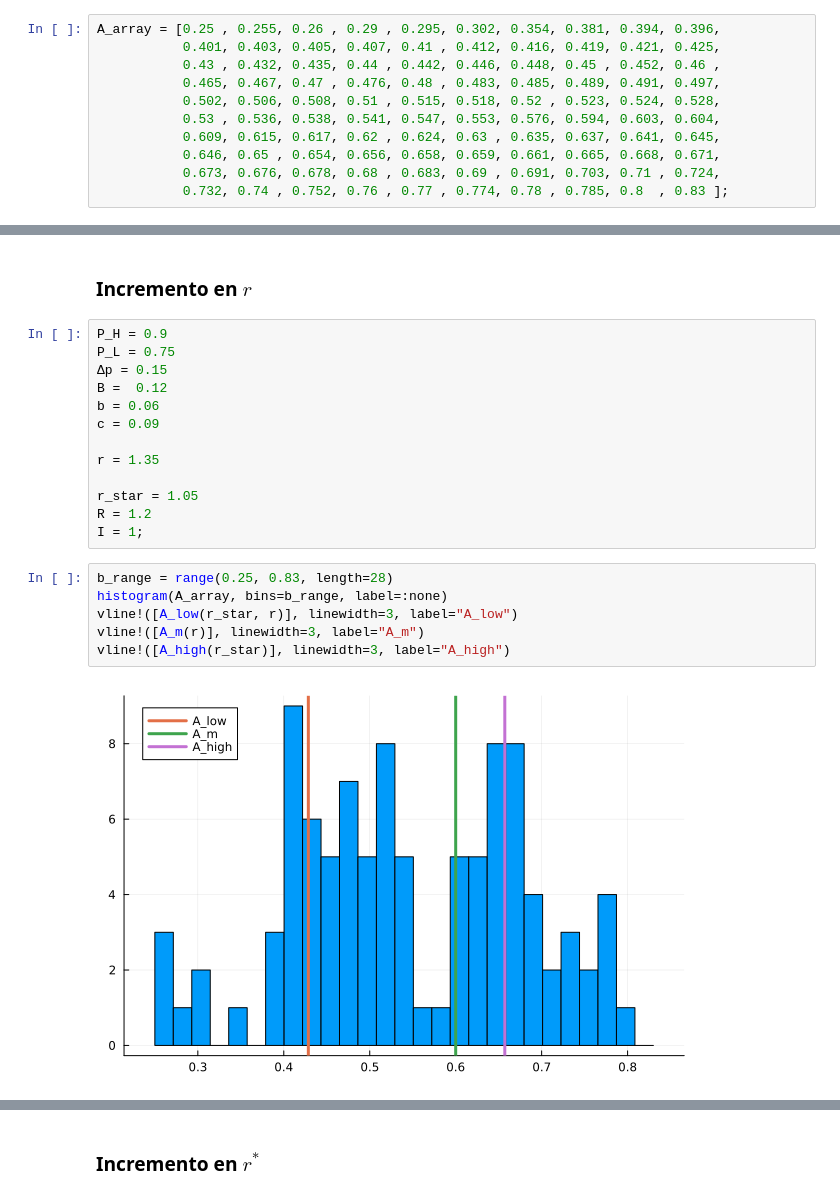
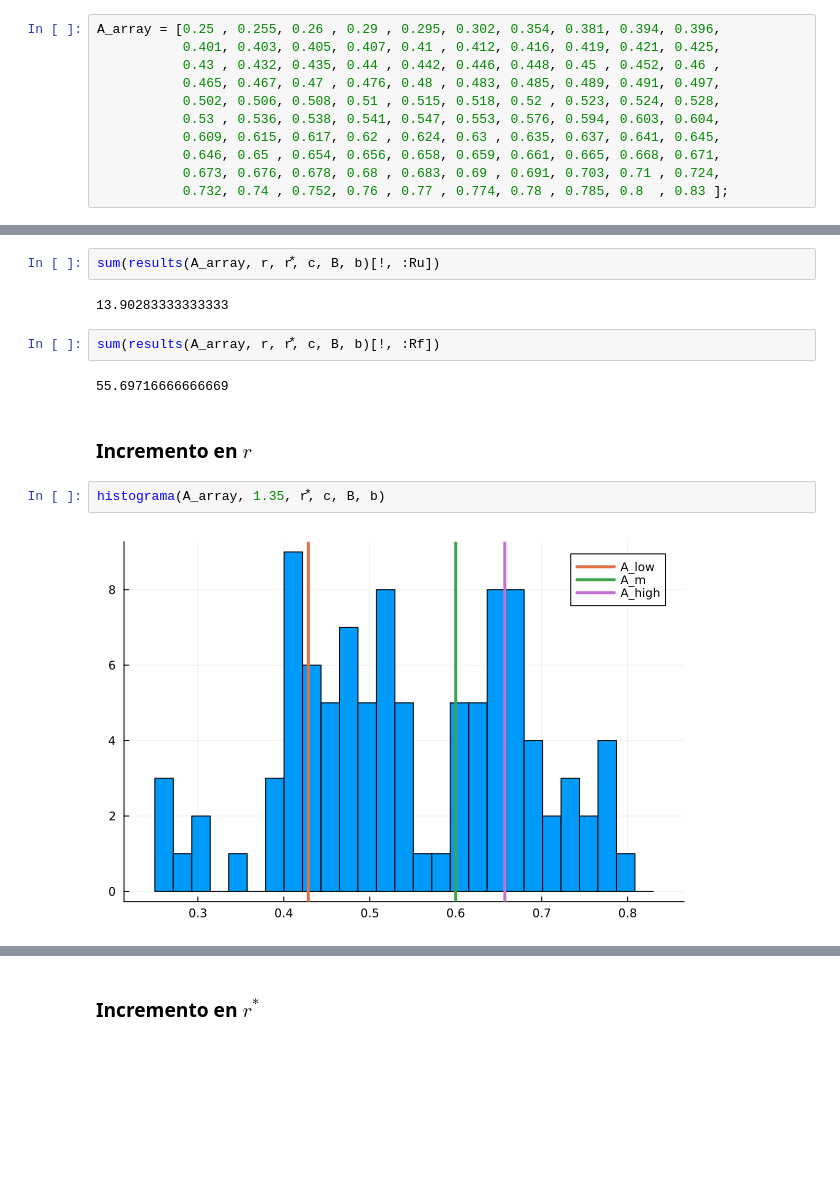
Before and after one commit to fabazan/banca, a Jupyter notebook: holmstromtirole.ipynb, the cells around one changed output, grey strips where cells are left out. Saved outputs shown, nothing was run; the diff lists cells and outputs as text; blank space fills up the shorter version.

```diff
--- a/holmstromtirole.ipynb
+++ b/holmstromtirole.ipynb
@@ -70,23 +150,14 @@ vline!([A_high(r_star)], linewidth=3, label="A_high")
+# %%
+sum(results(A_array, r, r⃰, c, B, b)[!, :Ru])
+# %% [output]
+13.90283333333333
+# %%
+sum(results(A_array, r, r⃰, c, B, b)[!, :Rf])
+# %% [output]
+55.69716666666669
 # %% [markdown]
 ### Incremento en $r$
-# %%
-P_H = 0.9
-P_L = 0.75
-Δp = 0.15
-B =  0.12
-b = 0.06
-c = 0.09
-
-r = 1.35
-
-r_star = 1.05
-R = 1.2
-I = 1;
-# %%
-b_range = range(0.25, 0.83, length=28)
-histogram(A_array, bins=b_range, label=:none)
-vline!([A_low(r_star, r)], linewidth=3, label="A_low")
-vline!([A_m(r)], linewidth=3, label="A_m")
-vline!([A_high(r_star)], linewidth=3, label="A_high")
-# %% [output]
-[figure, removed]
+# %%
+histograma(A_array, 1.35, r⃰, c, B, b)
+# %% [output]
+[figure, added]
```
Also changed, not shown: parts of 68 cells of this notebook.
